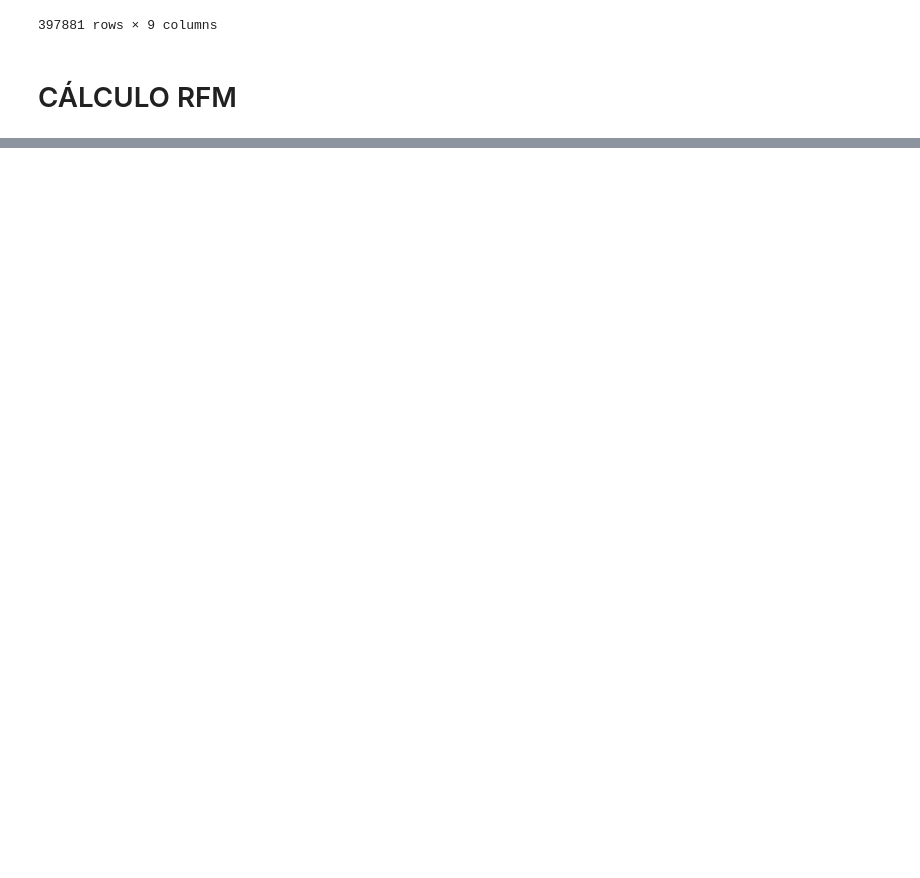
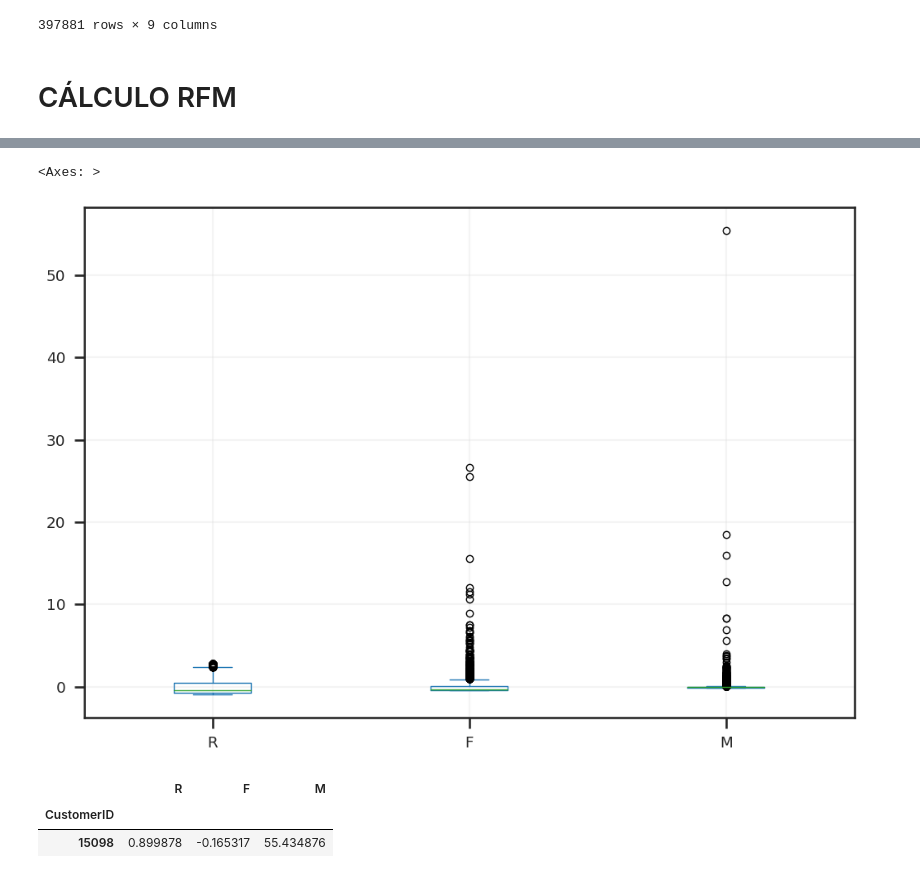
Before and after one commit to PabloLBandeira/biblioteca-Pandas, a Jupyter notebook: clustering_case_playground.ipynb, the cells around one changed output, grey strips where cells are left out. Cells and saved outputs as stored; diff of their text form; code cells hidden in the pictures; blank space fills up the shorter version.

```diff
--- a/clustering_case_playground.ipynb
+++ b/clustering_case_playground.ipynb
@@ -292,3 +295,13 @@ df
 397881 rows × 9 columns
 # %% [markdown]
 # CÁLCULO RFM
+# %%
+df_rfm = (
+    df.groupby('CustomerID')
+    .agg(
+        R = ('InvoiceDate', lambda x: (pd.Timestamp('2012-01-01') - x.max()).days),
+        F = ('InvoiceNo', 'nunique'),
+        M = ('totalPrice', 'mean')
+    )
+)
+df_rfm
@@ -294,0 +323,11 @@ df
+# %%
+df_rfm.apply(scale).plot.box()
+# %% [output]
+<Axes: >
+[figure, added]
+# %%
+df_rfm.apply(scale).query('M>50')
+# %% [output]
+|  | R | F | M |
+| CustomerID |  |  |  |
+| 15098 | 0.899878 | -0.165317 | 55.434876 |
```
Also changed, not shown: parts of 10 cells of this notebook.
